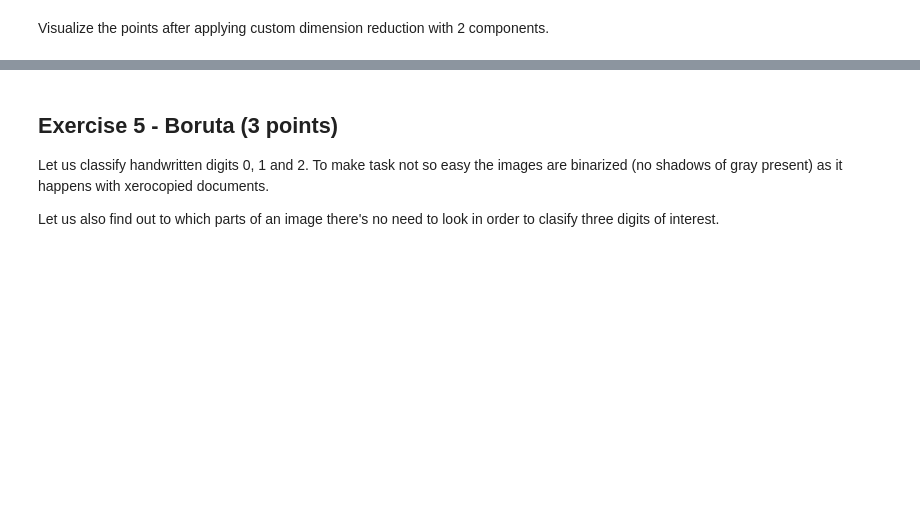
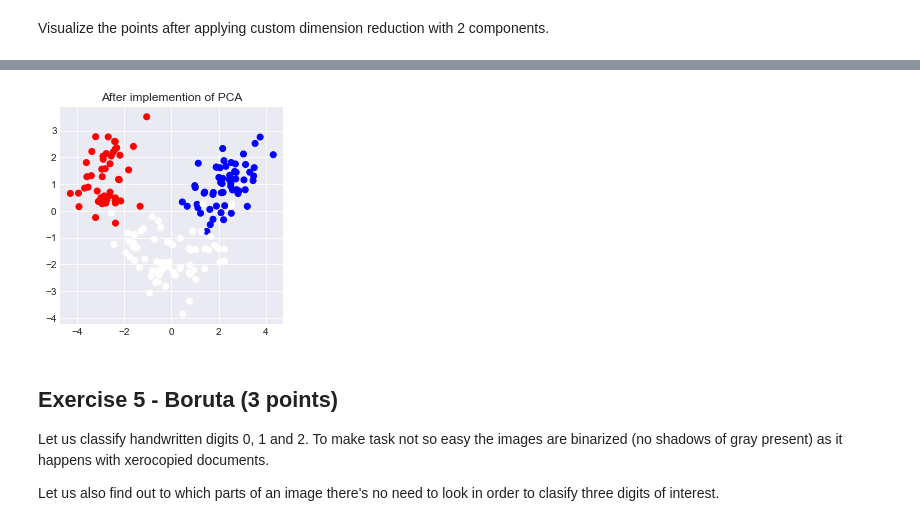
Before and after one commit to AndreiMedvedevSaratov/ml-6_feature_engineering_selection, a Jupyter notebook: homework.ipynb, the cells around one changed output, grey strips where cells are left out. Cells and saved outputs as stored; diff of their text form; code cells hidden in the pictures; blank space fills up the shorter version.

```diff
--- a/homework.ipynb
+++ b/homework.ipynb
@@ -310,13 +308,19 @@ from scipy.optimize import minimize
 
 def objective(x):
     # your code: write objective of the problem (don't forget that scipy does min while we need max)
+    result = 1 - x.T @ S @ x
+    return result
 
 def norm_constraint(x):
     # your code: constaraint norm of x to be 1, function should return 0 if constraint holds
+    if np.linalg.norm(x) != 1:
+        return 1 - x.T @ x
+    else:
+        return 0
 
 con1 = {'type': 'eq', 'fun': norm_constraint}
 
-x0 = # your code: initial vector to start optimization
+x0 = np.ones(wine_data.shape[1])
 
 sol = minimize(objective,
                x0,
@@ -328,15 +332,18 @@ Hurray! We have first vector! Let's do another one.
 # %%
 def orthogonality_constraint(x):
     # your code: x should be orthogonal to x0, function should return 0 if constraint holds
+    if (x.T @ x0 != 0):
+        return - x.T @ x0
+    else:
+        return 0
 
 con2 = {'type': 'eq', 'fun': orthogonality_constraint}
 
-x1 = # your code: initial vector to start optimization
-
+x1 = np.ones(wine_data.shape[1])
 
 sol = minimize(objective,
                x1,
-               constraints = #your code
+               constraints = [con1, con2]
               )
 
 x1 = sol.x
@@ -349,3 +356,6 @@ assert np.allclose(x1@S@x1, 2.5110809296451233)
 ### Visualization (2 points)
 # %% [markdown]
 Visualize the points after applying custom dimension reduction with 2 components.
+# %%
+wine_1 = wine.dot(x0)
+wine_2 = wine.dot(x1)
@@ -351,0 +366,4 @@ Visualize the points after applying custom dimension reduction with 2 components
+# %%
+plot_scatter(wine_1, wine_2, clusters=wine_labels, auto_scaled=True, title='After implemention of PCA')
+# %% [output]
+[figure, added]
```
Also changed, not shown: parts of 12 cells of this notebook.
